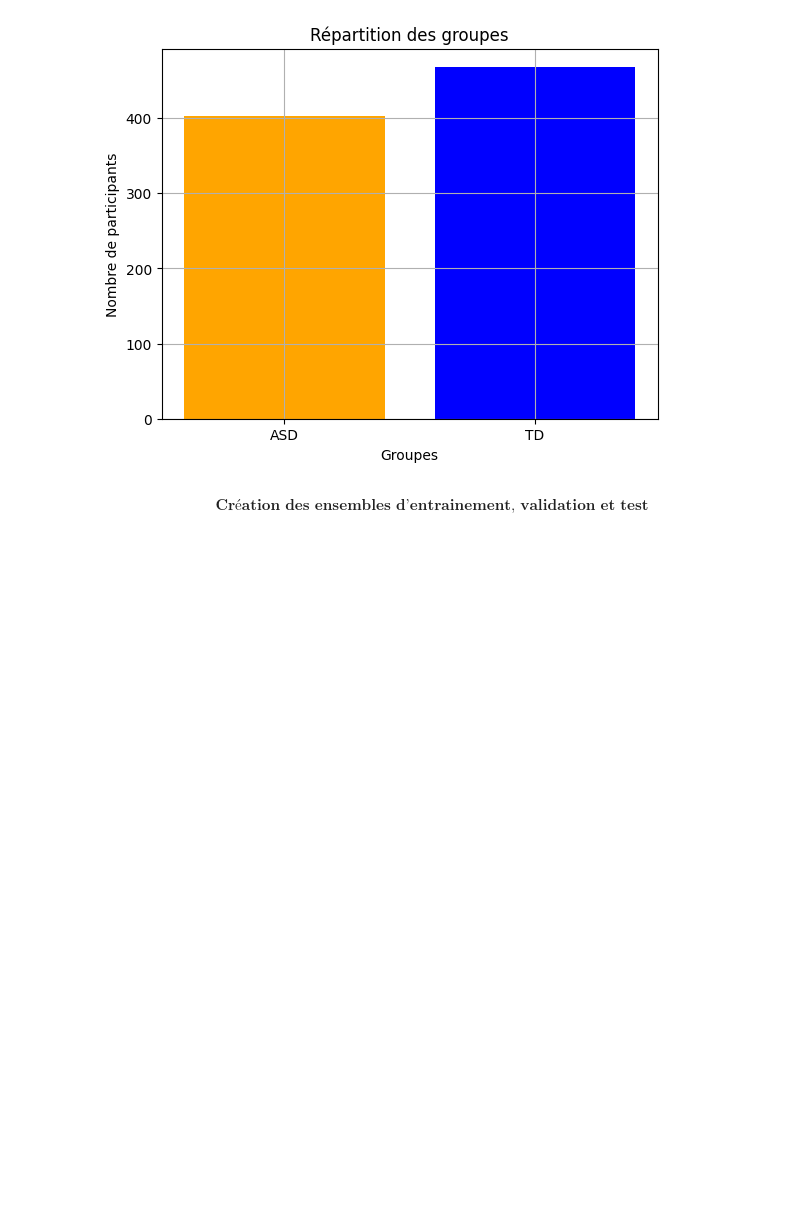
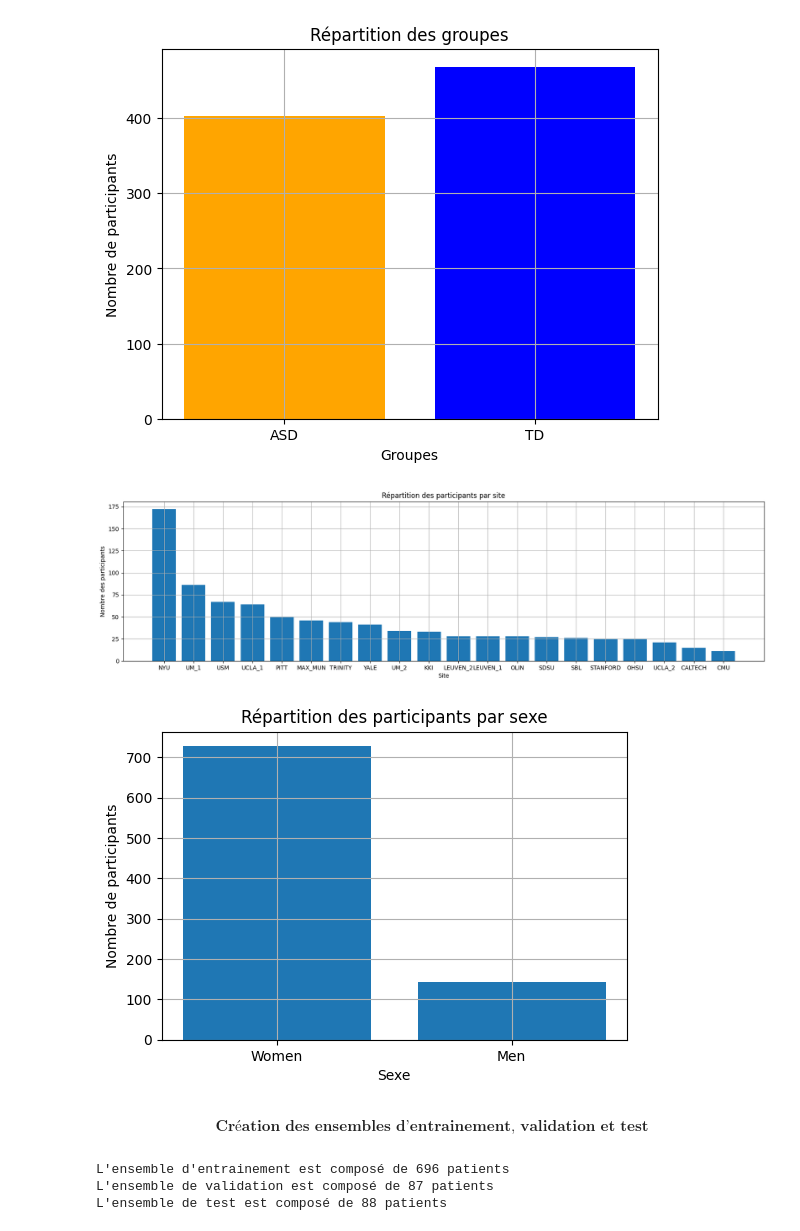
Before and after one commit to KhlYanis/MVA-Geometric_Data_Analysis, a Jupyter notebook: Exploration_notebook.ipynb, the cells around one changed output. Drawn from its saved outputs; the diff is of its cells as text; code cells hidden in the pictures; blank space fills up the shorter version.

```diff
--- a/Exploration_notebook.ipynb
+++ b/Exploration_notebook.ipynb
@@ -133,5 +136,28 @@ plt.show()
 La proportion de patients atteints d'autisme est de 0.4626865671641791
 La proportion de patients sains est de 0.5373134328358209
 [figure]
+# %%
+## Réparition des sexes et des sites
+count_sex = df['SEX'].value_counts()
+count_site = df['SITE_ID'].value_counts()
+
+plt.figure(figsize=(20,5))
+plt.bar(count_site.index, count_site.values)
+plt.xlabel('Site')
+plt.ylabel('Nombre des participants')
+plt.grid()
+plt.title('Répartition des participants par site')
+plt.show()
+
+plt.figure(figsize = (6, 4))
+plt.bar(count_sex.index, count_sex.values, tick_label = ['Women', 'Men'])
+plt.xlabel('Sexe')
+plt.ylabel('Nombre de participants')
+plt.grid()
+plt.title('Répartition des participants par sexe')
+plt.show()
+# %% [output]
+[figure, added]
+[figure, added]
 # %% [markdown]
 $$ \textbf{Création des ensembles d'entrainement, validation et test} $$
@@ -137,0 +188,10 @@ $$ \textbf{Création des ensembles d'entrainement, validation et test} $$
+# %%
+train_idx, val_idx, test_idx = get_set_idx(N = 871, train_ratio = 0.80, val_ratio = 0.10, test_ratio = 0.10)
+
+print(f"L'ensemble d'entrainement est composé de {len(train_idx)} patients")
+print(f"L'ensemble de validation est composé de {len(val_idx)} patients")
+print(f"L'ensemble de test est composé de {len(test_idx)} patients")
+# %% [output]
+L'ensemble d'entrainement est composé de 696 patients
+L'ensemble de validation est composé de 87 patients
+L'ensemble de test est composé de 88 patients
```
Also changed, not shown: parts of 16 cells of this notebook, 3 other files.
